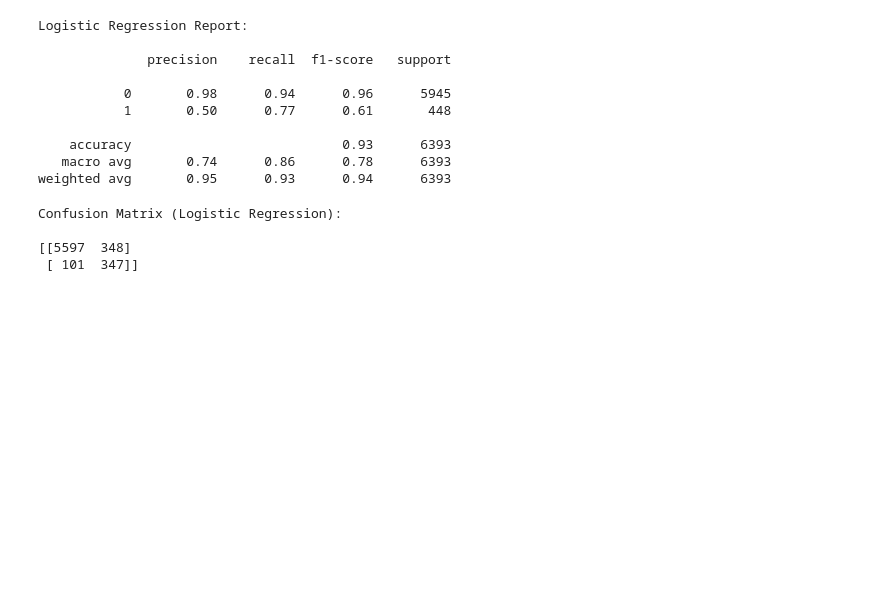
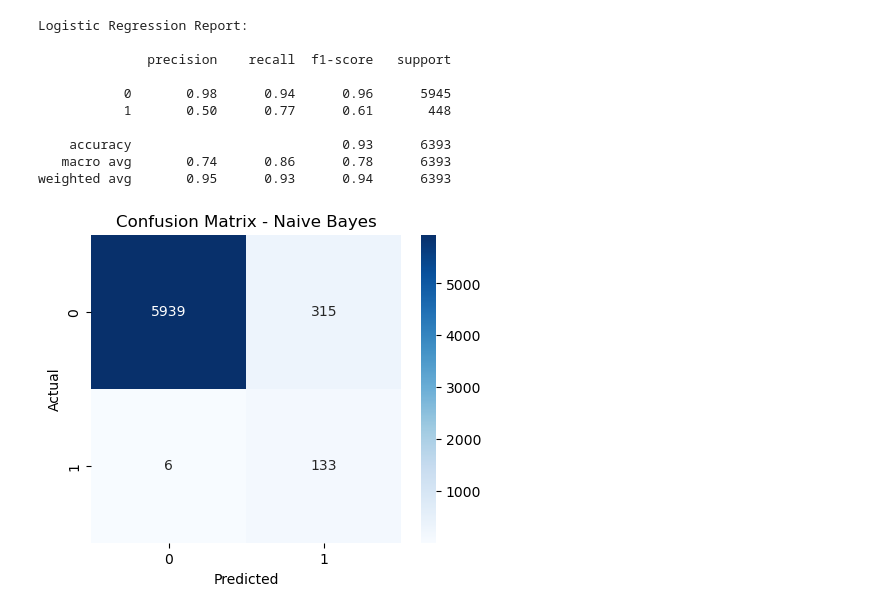
Before and after one commit to pabisha0098/Applied-Machine-Learning, a Jupyter notebook: 22067308 Pabisha Bhatta.ipynb, the cells around one changed output. Drawn from its saved outputs; the diff is of its cells as text; code cells hidden in the pictures; blank space fills up the shorter version.

Commit message:
results visualized

```diff
--- a/22067308 Pabisha Bhatta.ipynb
+++ b/22067308 Pabisha Bhatta.ipynb
@@ -206,10 +216,11 @@ Logistic Regression Report:
    macro avg       0.74      0.86      0.78      6393
 weighted avg       0.95      0.93      0.94      6393
 # %%
-print("Confusion Matrix (Logistic Regression):\n")
-print(confusion_matrix(y_test, lr_pred))
+def plot_confusion_matrix(y_true, y_pred, title):
+    cm = confusion_matrix(y_true, y_pred)
+    plt.figure(figsize=(5,4))
+    sns.heatmap(cm, annot=True, fmt='d', cmap='Blues')
+    plt.title(title)
+    plt.xlabel('Predicted')
+    plt.ylabel('Actual')
+    plt.show()
-# %% [output]
-Confusion Matrix (Logistic Regression):
-
-[[5597  348]
- [ 101  347]]
@@ -215,0 +252,12 @@ Confusion Matrix (Logistic Regression):
+# %%
+# Naive Bayes
+nb_pred = nb_model.predict(X_test_tfidf)
+nb_probs = nb_model.predict_proba(X_test_tfidf)[:,1]
+
+# Logistic Regression
+lr_pred = lr_model.predict(X_test_tfidf)
+lr_probs = lr_model.predict_proba(X_test_tfidf)[:,1]
+# %%
+plot_confusion_matrix(nb_pred, y_test, "Confusion Matrix - Naive Bayes")
+# %% [output]
+[figure, added]
```
Also changed, not shown: parts of 8 cells of this notebook.
